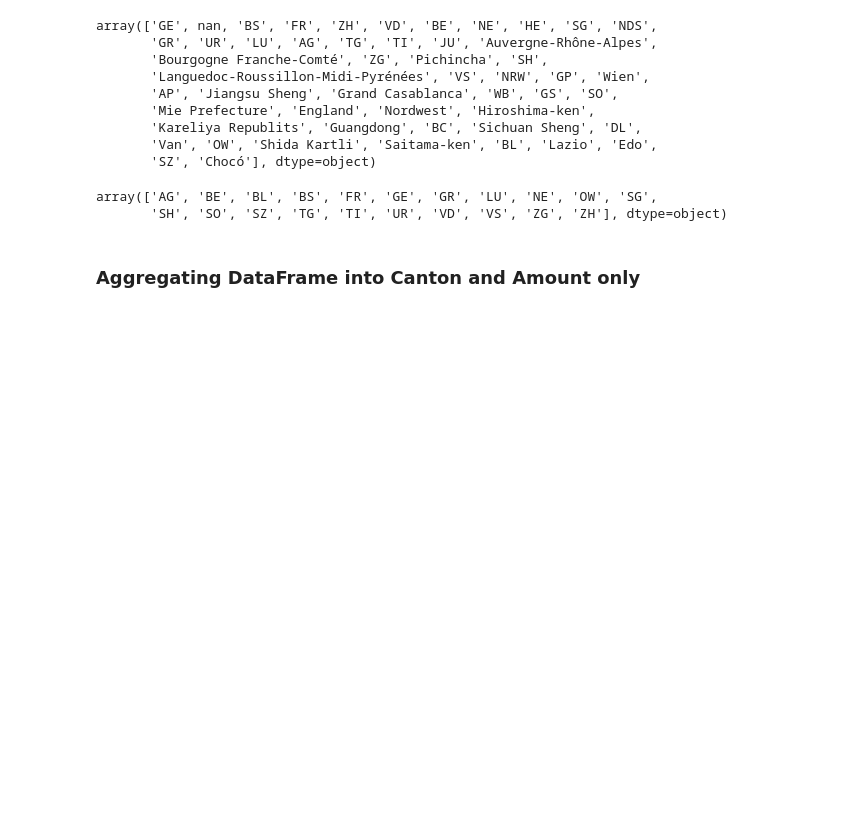
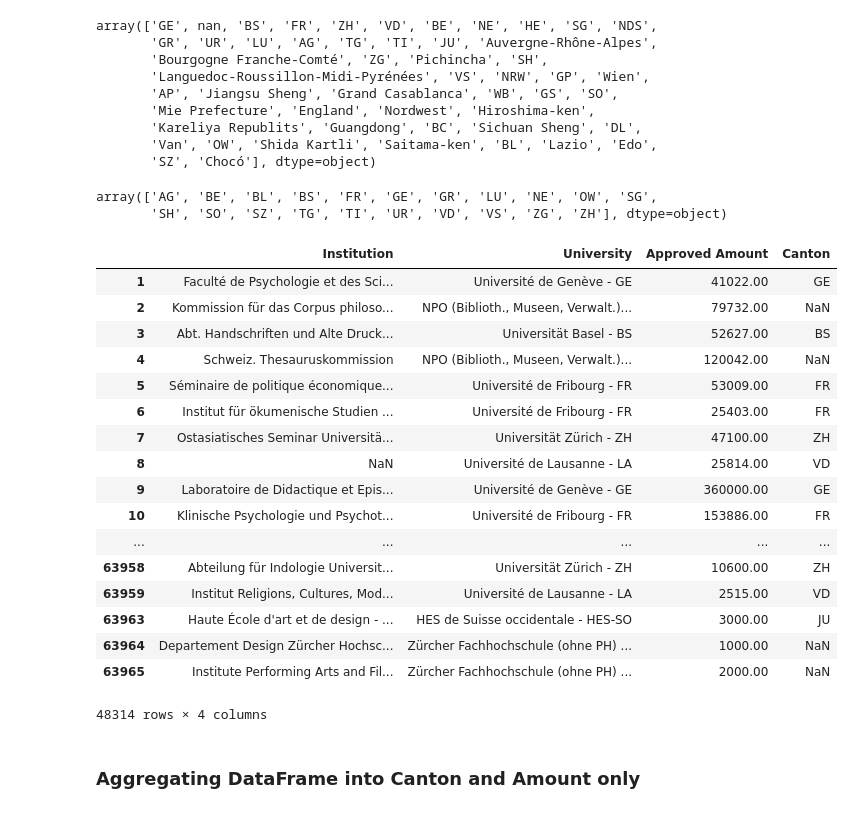
Before and after one commit to kirtanp/ADA-EPFL-2016, a Jupyter notebook: Lab3/choropleth-complete_Map.ipynb, the cells around one changed output. Cells and saved outputs as stored; diff of their text form; code cells hidden in the pictures; blank space fills up the shorter version.

```diff
--- a/Lab3/choropleth-complete_Map.ipynb
+++ b/Lab3/choropleth-complete_Map.ipynb
@@ -312,6 +315,27 @@ df.sort_values(by='Canton').Canton.unique()
 # %% [output]
 array(['AG', 'BE', 'BL', 'BS', 'FR', 'GE', 'GR', 'LU', 'NE', 'OW', 'SG',
        'SH', 'SO', 'SZ', 'TG', 'TI', 'UR', 'VD', 'VS', 'ZG', 'ZH'], dtype=object)
+# %%
+df
+# %% [output]
+|  | Institution | University | Approved Amount | Canton |
+| 1 | Faculté de Psychologie et des Sci... | Université de Genève - GE | 41022.00 | GE |
+| 2 | Kommission für das Corpus philoso... | NPO (Biblioth., Museen, Verwalt.)... | 79732.00 | NaN |
+| 3 | Abt. Handschriften und Alte Druck... | Universität Basel - BS | 52627.00 | BS |
+| 4 | Schweiz. Thesauruskommission | NPO (Biblioth., Museen, Verwalt.)... | 120042.00 | NaN |
+| 5 | Séminaire de politique économique... | Université de Fribourg - FR | 53009.00 | FR |
+| 6 | Institut für ökumenische Studien ... | Université de Fribourg - FR | 25403.00 | FR |
+| 7 | Ostasiatisches Seminar Universitä... | Universität Zürich - ZH | 47100.00 | ZH |
+| 8 | NaN | Université de Lausanne - LA | 25814.00 | VD |
+| 9 | Laboratoire de Didactique et Epis... | Université de Genève - GE | 360000.00 | GE |
+| 10 | Klinische Psychologie und Psychot... | Université de Fribourg - FR | 153886.00 | FR |
+| ... | ... | ... | ... | ... |
+| 63958 | Abteilung für Indologie Universit... | Universität Zürich - ZH | 10600.00 | ZH |
+| 63959 | Institut Religions, Cultures, Mod... | Université de Lausanne - LA | 2515.00 | VD |
+| 63963 | Haute École d'art et de design - ... | HES de Suisse occidentale - HES-SO | 3000.00 | JU |
+| 63964 | Departement Design Zürcher Hochsc... | Zürcher Fachhochschule (ohne PH) ... | 1000.00 | NaN |
+| 63965 | Institute Performing Arts and Fil... | Zürcher Fachhochschule (ohne PH) ... | 2000.00 | NaN |
+48314 rows × 4 columns
 # %% [markdown]
 ### Aggregating DataFrame into Canton and Amount only
 # %%
```
Also changed, not shown: parts of 40 cells of this notebook, 2 other files.
